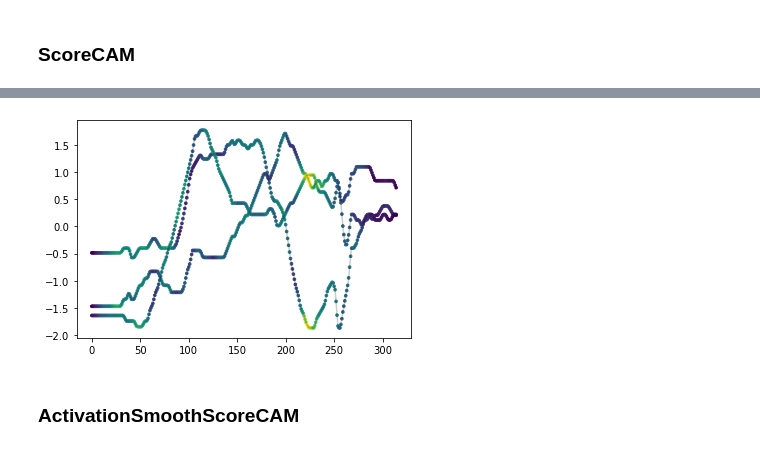
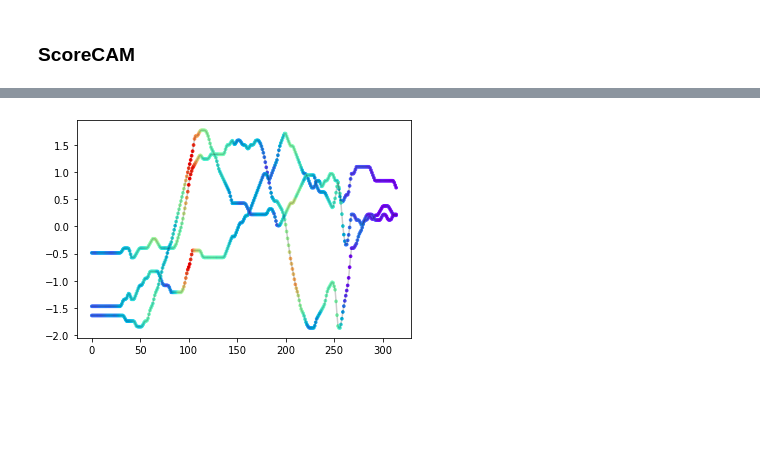
Before and after one commit to duyanhpham-brs/XAI-Multivariate-Time-Series, a Jupyter notebook: XAI_models_evaluation.ipynb, the cells around one changed output, grey strips where cells are left out. Cells and saved outputs as stored; diff of their text form; code cells hidden in the pictures; blank space fills up the shorter version.

Commit message:
[DEV] Built integrated score CAM
Co-authored-by: duyanhpham-brs <duy.pham@smail.inf.h-brs.de>

```diff
--- a/XAI_models_evaluation.ipynb
+++ b/XAI_models_evaluation.ipynb
@@ -151,5 +151,5 @@ criterion = nn.CrossEntropyLoss()
 optimizer_ft = torch.optim.Adam(model.parameters(), lr=1.5e-4)
 exp_lr_scheduler = torch.optim.lr_scheduler.StepLR(optimizer_ft, step_size=10, gamma=0.1)
 
-train_model(model, criterion, optimizer_ft, exp_lr_scheduler, dataloaders, datasets_size, 2)
+train_model(model, criterion, optimizer_ft, exp_lr_scheduler, dataloaders, datasets_size, 20)
 # %% [output]
@@ -319,6 +321,4 @@ The index has the largest maximum likelihood is 0
 # %%
-map_activation_to_input(X_test[0], mask3)
+feature_maps.map_activation_to_input(mask3)
 # %% [output]
-[figure, old version]
+[figure, new version]
-# %% [markdown]
-### ActivationSmoothScoreCAM
```
Also changed, not shown: parts of 35 cells of this notebook, 1 other file.
